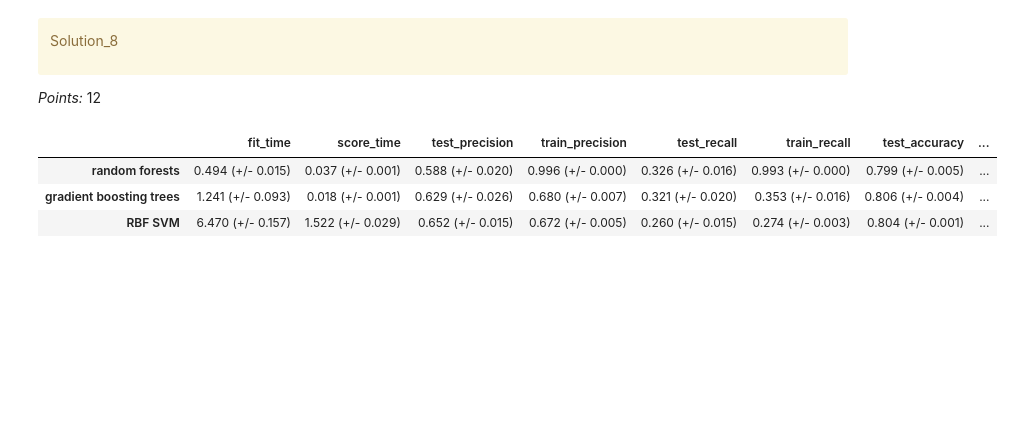
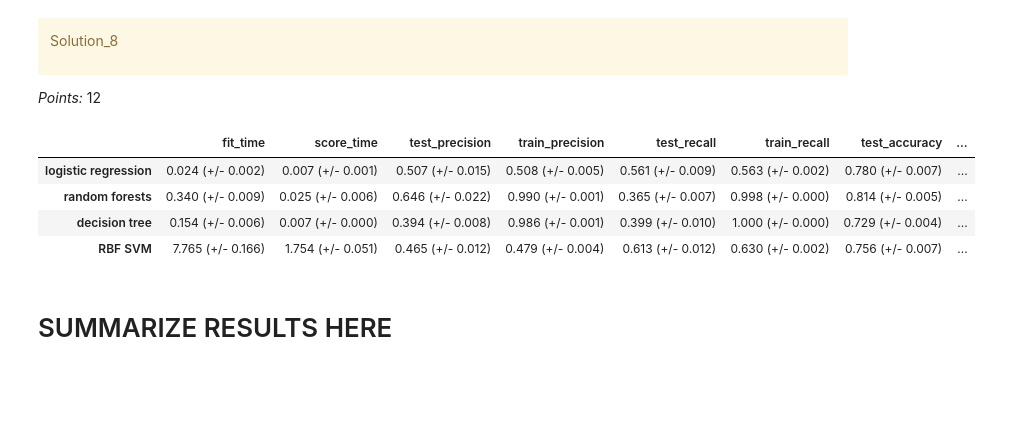
Before and after one commit to ivy-ll/cs330hw5, a Jupyter notebook: hw5.ipynb, the cells around one changed output. Saved outputs shown, nothing was run; the diff lists cells and outputs as text; code cells hidden in the pictures; blank space fills up the shorter version.

```diff
--- a/hw5.ipynb
+++ b/hw5.ipynb
@@ -516,13 +523,13 @@ Solution_5
 _Points:_ 10
 # %%
 numeric_features = ['credit_limit', 'average_payment_delay', 'balance_due_sep', 'balance_due_aug', 'balance_due_jul',
-                    'balance_due_jun', 'balance_due_may', 'balance_due_apr']
+                    'balance_due_jun', 'balance_due_may', 'balance_due_apr', 'repay_status_sep', 'repay_status_aug', 'repay_status_jul',
+                    'repay_status_jun', 'repay_status_may', 'repay_status_apr']
 discretization_features = ['age']
 categorical_features = ['marital_status']
 ordinal_features = ['education']
 binary_features = ['sex']
-drop_features = ['repay_status_sep', 'repay_status_aug', 'repay_status_jul', 'repay_status_jun', 'repay_status_may',
-                 'repay_status_apr', 'bill_amount_sep', 'bill_amount_aug', 'bill_amount_jul', 'bill_amount_jun', 'bill_amount_may',
+drop_features = ['bill_amount_sep', 'bill_amount_aug', 'bill_amount_jul', 'bill_amount_jun', 'bill_amount_may',
                  'bill_amount_apr', 'amount_paid_sep', 'amount_paid_aug', 'amount_paid_jul', 'amount_paid_jun', 'amount_paid_may',
                  'amount_paid_apr']
 target = 'default_next_month'
@@ -610,7 +617,7 @@ _Points:_ 2
 results = {}
 
 # set the scoring metric
-scoring_metric = ['precision', 'recall', 'accuracy']
+scoring_metrics = ['precision', 'recall', 'accuracy']
 
 # using cross val function from hw3
 def mean_std_cross_val_scores(model, X_train, y_train, **kwargs):
@@ -723,0 +726,10 @@ Ellipsis
+# %%
+best_C = 10
+# %%
+# creating best model
+lr_pipe = make_pipeline(preprocessor, LogisticRegression(max_iter=1000, C=best_C, class_weight = 'balanced'))
+lr_pipe.fit(X_train, y_train)
+
+print(
+    classification_report(y_train, lr_pipe.predict(X_train), target_names=["will not default", "will default"])
+)
@@ -746,22 +772,26 @@ _Points:_ 12
 # %%
 # creating models (adapted from hw3)
 models = {
-    "random forests": RandomForestClassifier(n_jobs=-1, random_state=123),
-    "gradient boosting trees": HistGradientBoostingClassifier(random_state=123),
-    "RBF SVM": SVC(random_state=123)
+    "logistic regression": LogisticRegression(max_iter=1000, C=best_C, random_state=123, class_weight='balanced'),
+    "random forests": RandomForestClassifier(n_jobs=-1, random_state=123, class_weight="balanced"),
+    "decision tree": DecisionTreeClassifier(random_state=123, class_weight="balanced"),
+    "RBF SVM": SVC(random_state=123, class_weight="balanced")
 }
 
 # cross validating models + storing results
 for model_str, model in models.items():
     pipe = make_pipeline(preprocessor, model)
-    results[model_str] = mean_std_cross_val_scores(pipe, X_train, y_train, cv=5, return_train_score=True, scoring=scoring_metric)
+    results[model_str] = mean_std_cross_val_scores(pipe, X_train, y_train, cv=5, return_train_score=True, scoring=scoring_metrics)
 
 pd.DataFrame(results).T
 # %% [output]
 |  | fit_time | score_time | test_precision | train_precision | test_recall | train_recall | test_accuracy | ... |
-| random forests | 0.494 (+/- 0.015) | 0.037 (+/- 0.001) | 0.588 (+/- 0.020) | 0.996 (+/- 0.000) | 0.326 (+/- 0.016) | 0.993 (+/- 0.000) | 0.799 (+/- 0.005) | ... |
-| gradient boosting trees | 1.241 (+/- 0.093) | 0.018 (+/- 0.001) | 0.629 (+/- 0.026) | 0.680 (+/- 0.007) | 0.321 (+/- 0.020) | 0.353 (+/- 0.016) | 0.806 (+/- 0.004) | ... |
-| RBF SVM | 6.470 (+/- 0.157) | 1.522 (+/- 0.029) | 0.652 (+/- 0.015) | 0.672 (+/- 0.005) | 0.260 (+/- 0.015) | 0.274 (+/- 0.003) | 0.804 (+/- 0.001) | ... |
+| logistic regression | 0.024 (+/- 0.002) | 0.007 (+/- 0.001) | 0.507 (+/- 0.015) | 0.508 (+/- 0.005) | 0.561 (+/- 0.009) | 0.563 (+/- 0.002) | 0.780 (+/- 0.007) | ... |
+| random forests | 0.340 (+/- 0.009) | 0.025 (+/- 0.006) | 0.646 (+/- 0.022) | 0.990 (+/- 0.001) | 0.365 (+/- 0.007) | 0.998 (+/- 0.000) | 0.814 (+/- 0.005) | ... |
+| decision tree | 0.154 (+/- 0.006) | 0.007 (+/- 0.000) | 0.394 (+/- 0.008) | 0.986 (+/- 0.001) | 0.399 (+/- 0.010) | 1.000 (+/- 0.000) | 0.729 (+/- 0.004) | ... |
+| RBF SVM | 7.765 (+/- 0.166) | 1.754 (+/- 0.051) | 0.465 (+/- 0.012) | 0.479 (+/- 0.004) | 0.613 (+/- 0.012) | 0.630 (+/- 0.002) | 0.756 (+/- 0.007) | ... |
+# %% [markdown]
+# SUMMARIZE RESULTS HERE
 # %% [markdown]
 <!-- END QUESTION -->
 
```
Also changed, not shown: parts of 32 cells of this notebook, 1 other file.
